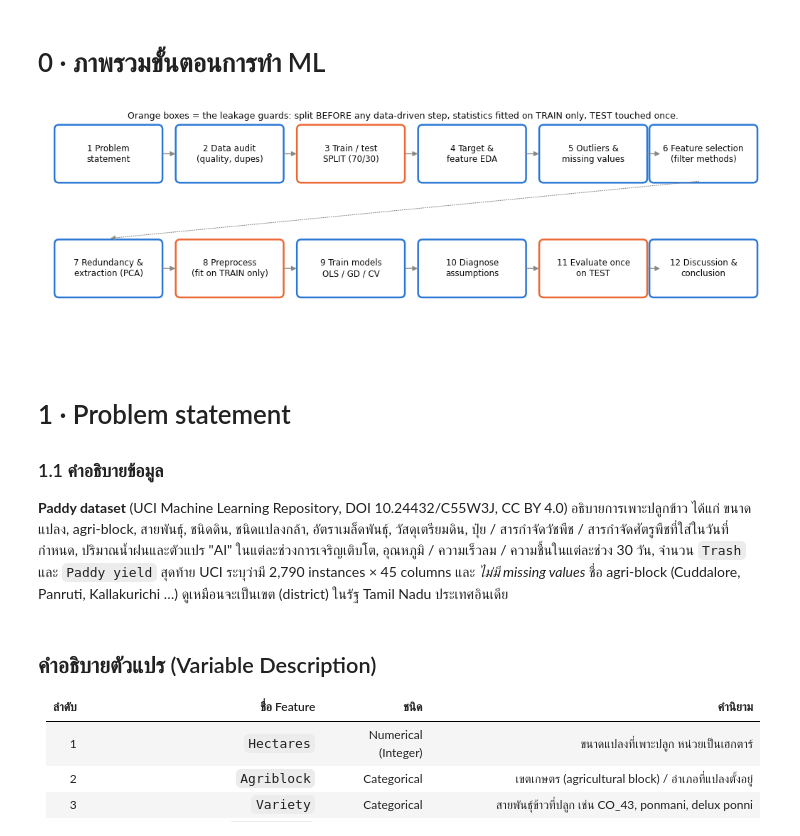
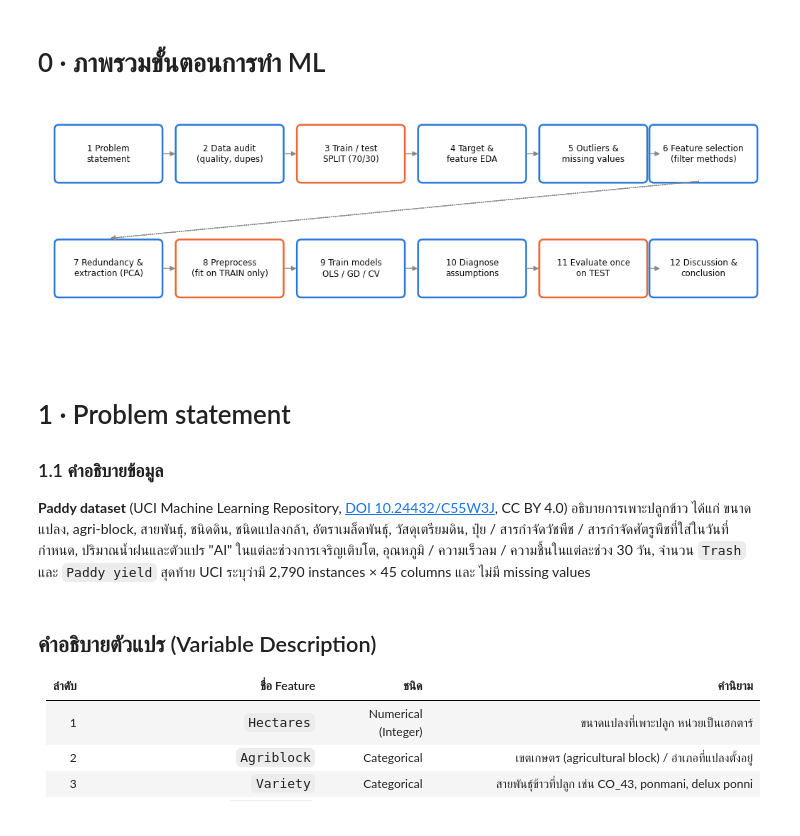
Before and after one commit to phattanaratjeedjeen-sudo/paddy, a Jupyter notebook: src/HW1_6810.ipynb, the cells around one changed output. Drawn from its saved outputs; the diff is of its cells as text; code cells hidden in the pictures.

```diff
--- a/src/paddy_ML_regression_TH.ipynb
+++ b/src/HW1_6810.ipynb
@@ -153,32 +133,35 @@ def durbin_watson(e): return np.sum(np.diff(e)**2) / np.sum(e**2)
 # %% [markdown]
 # 0 · ภาพรวมขั้นตอนการทำ ML
 # %%
-# ---------- Section 0 ภาพรวม ML flow ----------
 from matplotlib.patches import FancyBboxPatch, FancyArrowPatch
 
 fig, ax = plt.subplots(figsize=(13, 4.3)); ax.set_xlim(0, 13); ax.set_ylim(0, 4.3); ax.axis('off')
 steps = [('1 Problem\nstatement', 0.2, 3.0, BLUE), ('2 Data audit\n(quality, dupes)', 2.4, 3.0, BLUE),
          ('3 Train / test\nSPLIT (70/30)', 4.6, 3.0, ORANGE), ('4 Target &\nfeature EDA', 6.8, 3.0, BLUE),
          ('5 Outliers &\nmissing values', 9.0, 3.0, BLUE), ('6 Feature selection\n(filter methods)', 11.0, 3.0, BLUE),
          ('7 Redundancy &\nextraction (PCA)', 0.2, 0.9, BLUE), ('8 Preprocess\n(fit on TRAIN only)', 2.4, 0.9, ORANGE),
          ('9 Train models\nOLS / GD / CV', 4.6, 0.9, BLUE), ('10 Diagnose\nassumptions', 6.8, 0.9, BLUE),
          ('11 Evaluate once\non TEST', 9.0, 0.9, ORANGE), ('12 Discussion &\nconclusion', 11.0, 0.9, BLUE)]
+
 for t, x, y, c in steps:
     ax.add_patch(FancyBboxPatch((x, y), 1.9, 1.0, boxstyle='round,pad=0.03,rounding_size=0.08', fc='white', ec=c, lw=1.8))
     ax.text(x + 0.95, y + 0.5, t, ha='center', va='center', fontsize=8.5, color=INK)
-for i in range(5): ax.add_patch(FancyArrowPatch((2.1 + 2.2*i, 3.5), (2.4 + 2.2*i, 3.5), arrowstyle='-|>', mutation_scale=10, color=GREY))
-ax.add_patch(FancyArrowPatch((11.9, 3.0), (1.15, 1.95), connectionstyle='arc3,rad=0.0', arrowstyle='-|>', mutation_scale=10, color=GREY, lw=0.8, ls=':'))
-for i in range(5): ax.add_patch(FancyArrowPatch((2.1 + 2.2*i, 1.4), (2.4 + 2.2*i, 1.4), arrowstyle='-|>', mutation_scale=10, color=GREY))
-ax.text(6.5, 4.15, 'Orange boxes = the leakage guards: split BEFORE any data-driven step, statistics fitted on TRAIN only, TEST touched once.',
-        ha='center', fontsize=9, color=INK)
+
+for i in range(5):
+    ax.add_patch(FancyArrowPatch((2.1 + 2.2*i, 3.5), (2.4 + 2.2*i, 3.5), arrowstyle='-|>', mutation_scale=10, color=GREY))
+    ax.add_patch(FancyArrowPatch((11.9, 3.0), (1.15, 1.95), connectionstyle='arc3,rad=0.0', arrowstyle='-|>', mutation_scale=10, color=GREY, lw=0.8, ls=':'))
+
+for i in range(5):
+    ax.add_patch(FancyArrowPatch((2.1 + 2.2*i, 1.4), (2.4 + 2.2*i, 1.4), arrowstyle='-|>', mutation_scale=10, color=GREY))
+
 plt.show()
 # %% [output]
-[figure, old version]
+[figure, new version]
 # %% [markdown]
 # 1 · Problem statement
 
 ### 1.1 คำอธิบายข้อมูล
-**Paddy dataset** (UCI Machine Learning Repository, DOI 10.24432/C55W3J, CC BY 4.0) อธิบายการเพาะปลูกข้าว ได้แก่ ขนาดแปลง, agri-block, สายพันธุ์, ชนิดดิน, ชนิดแปลงกล้า, อัตราเมล็ดพันธุ์, วัสดุเตรียมดิน, ปุ๋ย / สารกำจัดวัชพืช / สารกำจัดศัตรูพืชที่ใส่ในวันที่กำหนด, ปริมาณน้ำฝนและตัวแปร "AI" ในแต่ละช่วงการเจริญเติบโต, อุณหภูมิ / ความเร็วลม / ความชื้นในแต่ละช่วง 30 วัน, จำนวน `Trash` และ `Paddy yield` สุดท้าย UCI ระบุว่ามี 2,790 instances × 45 columns และ *ไม่มี missing values* ชื่อ agri-block (Cuddalore, Panruti, Kallakurichi …) ดูเหมือนจะเป็นเขต (district) ในรัฐ Tamil Nadu ประเทศอินเดีย
+**Paddy dataset** (UCI Machine Learning Repository, [DOI 10.24432/C55W3J](https://archive.ics.uci.edu/dataset/1186/paddy+dataset), CC BY 4.0) อธิบายการเพาะปลูกข้าว ได้แก่ ขนาดแปลง, agri-block, สายพันธุ์, ชนิดดิน, ชนิดแปลงกล้า, อัตราเมล็ดพันธุ์, วัสดุเตรียมดิน, ปุ๋ย / สารกำจัดวัชพืช / สารกำจัดศัตรูพืชที่ใส่ในวันที่กำหนด, ปริมาณน้ำฝนและตัวแปร "AI" ในแต่ละช่วงการเจริญเติบโต, อุณหภูมิ / ความเร็วลม / ความชื้นในแต่ละช่วง 30 วัน, จำนวน `Trash` และ `Paddy yield` สุดท้าย UCI ระบุว่ามี 2,790 instances × 45 columns และ ไม่มี missing values
 # %% [markdown]
 ## คำอธิบายตัวแปร (Variable Description)
 | ลำดับ | ชื่อ Feature | ชนิด | คำนิยาม |
```
Also changed, not shown: parts of 30 cells of this notebook, 3 other files.
